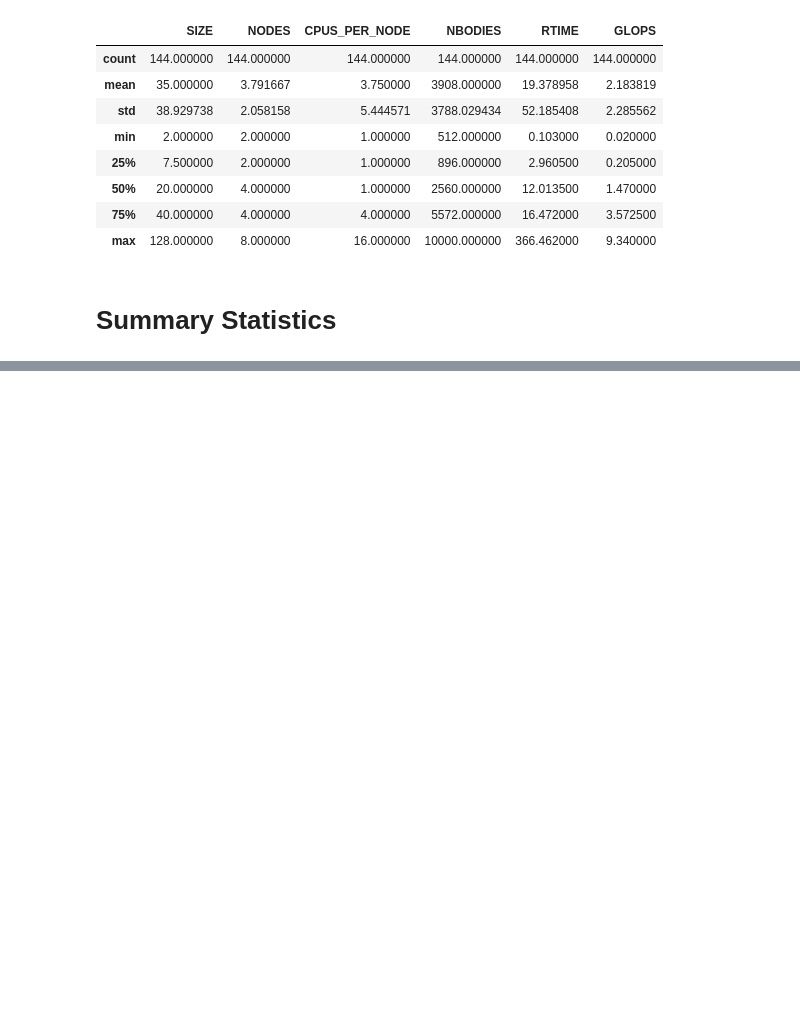
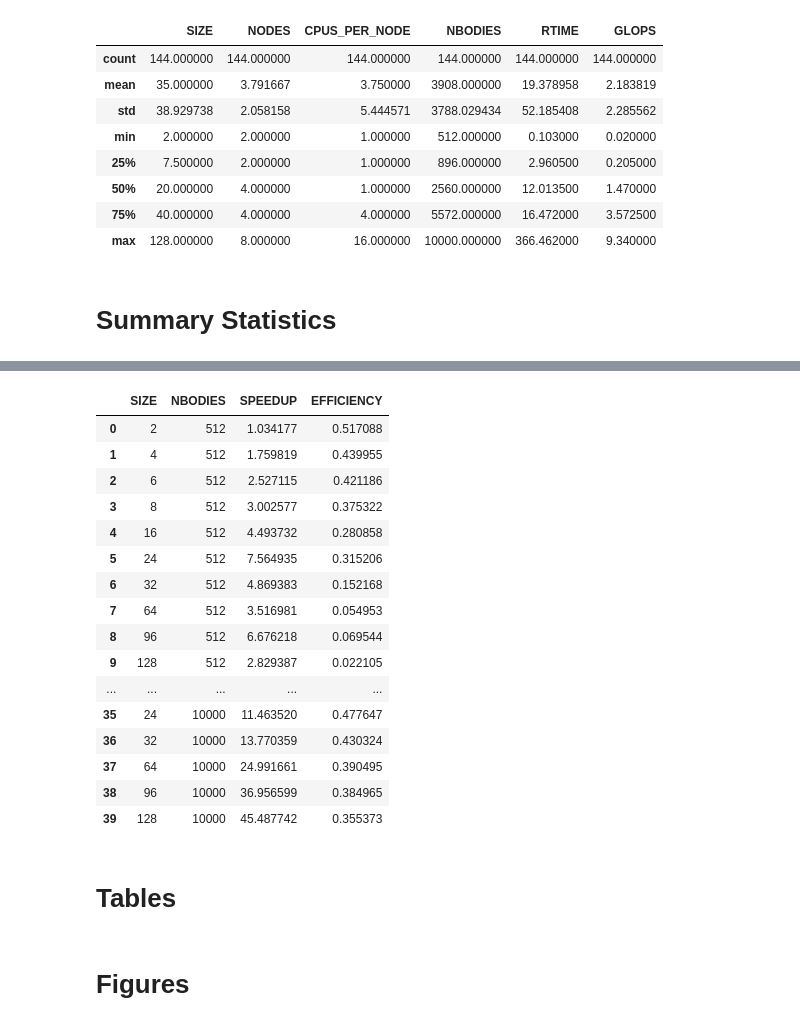
Before and after one commit to jfdev001/parallel-nbody, a Jupyter notebook: notebooks/figures.ipynb, the cells around one changed output, grey strips where cells are left out. Saved outputs shown, nothing was run; the diff lists cells and outputs as text; code cells hidden in the pictures; blank space fills up the shorter version.

```diff
--- a/notebooks/figures.ipynb
+++ b/notebooks/figures.ipynb
@@ -103,0 +196,56 @@ for nbody in NBODIES:
+# %%
+# TODO: Should calculate these first and then take averagess
+base_speedup_efficiency = defaultdict(list)
+opt_speedup_efficiency = defaultdict(list)
+
+for nbody in NBODIES:
+    seq_mean_rtime = seq_mean_std[seq_mean_std["NBODIES"] == nbody]["MEAN_RTIME"].values[0]
+    for size in SIZE:
+        base_mean_rtime_at_params = base_mean_std[
+            (base_mean_std["NBODIES"] == nbody) & (base_mean_std["SIZE"] == size)]["MEAN_RTIME"].values[0]
+        opt_mean_rtime_at_params = opt_mean_std[
+            (opt_mean_std["NBODIES"] == nbody) & (opt_mean_std["SIZE"] == size)]["MEAN_RTIME"].values[0]
+
+
+        base_speedup = speedup(seq_mean_rtime, base_mean_rtime_at_params)
+        base_efficiency = efficiency(base_speedup, size)
+        opt_speedup = speedup(seq_mean_rtime, opt_mean_rtime_at_params)
+        opt_efficiency = efficiency(opt_speedup, size)
+
+        base_speedup_efficiency["SIZE"].append(size)
+        base_speedup_efficiency["NBODIES"].append(nbody)
+        base_speedup_efficiency["SPEEDUP"].append(base_speedup)
+        base_speedup_efficiency["EFFICIENCY"].append(base_efficiency)
+
+        opt_speedup_efficiency["SIZE"].append(size)
+        opt_speedup_efficiency["NBODIES"].append(nbody)
+        opt_speedup_efficiency["SPEEDUP"].append(opt_speedup)
+        opt_speedup_efficiency["EFFICIENCy"].append(opt_efficiency)
+
+# make dataframes
+base_speedup_efficiency = pd.DataFrame(base_speedup_efficiency)
+opt_speedup_efficiency = pd.DataFrame(opt_speedup_efficiency)
+# %%
+base_speedup_efficiency
+# %% [output]
+|  | SIZE | NBODIES | SPEEDUP | EFFICIENCY |
+| 0 | 2 | 512 | 1.034177 | 0.517088 |
+| 1 | 4 | 512 | 1.759819 | 0.439955 |
+| 2 | 6 | 512 | 2.527115 | 0.421186 |
+| 3 | 8 | 512 | 3.002577 | 0.375322 |
+| 4 | 16 | 512 | 4.493732 | 0.280858 |
+| 5 | 24 | 512 | 7.564935 | 0.315206 |
+| 6 | 32 | 512 | 4.869383 | 0.152168 |
+| 7 | 64 | 512 | 3.516981 | 0.054953 |
+| 8 | 96 | 512 | 6.676218 | 0.069544 |
+| 9 | 128 | 512 | 2.829387 | 0.022105 |
+| ... | ... | ... | ... | ... |
+| 35 | 24 | 10000 | 11.463520 | 0.477647 |
+| 36 | 32 | 10000 | 13.770359 | 0.430324 |
+| 37 | 64 | 10000 | 24.991661 | 0.390495 |
+| 38 | 96 | 10000 | 36.956599 | 0.384965 |
+| 39 | 128 | 10000 | 45.487742 | 0.355373 |
+# %% [markdown]
+# Tables
+# %% [markdown]
+# Figures
```
Also changed, not shown: parts of 5 cells of this notebook.
